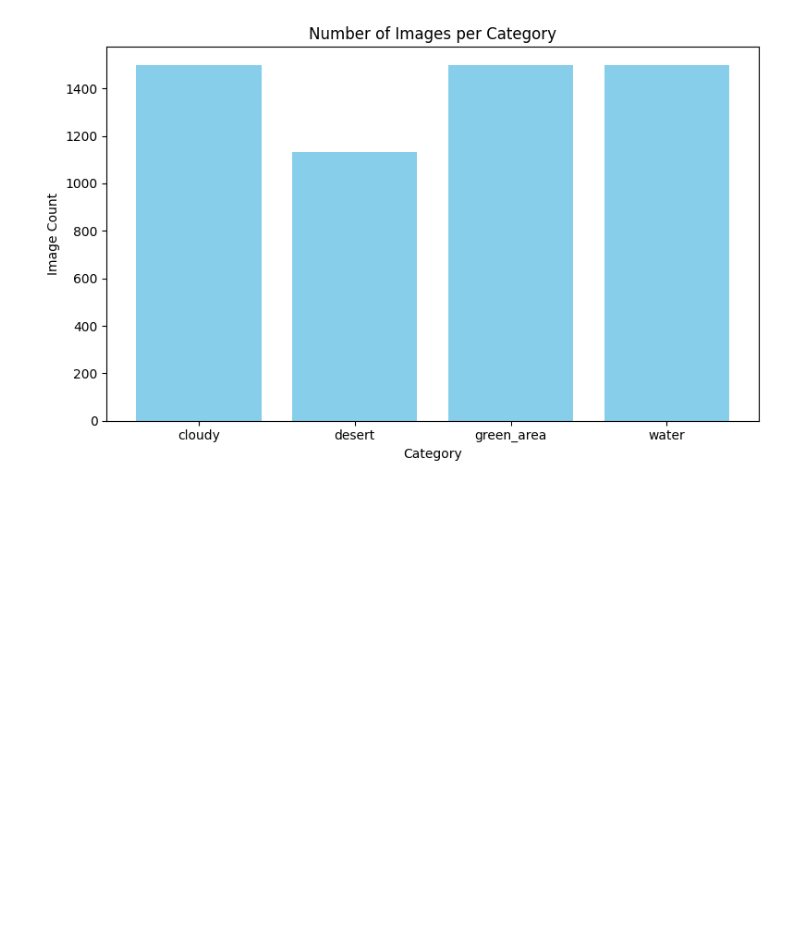
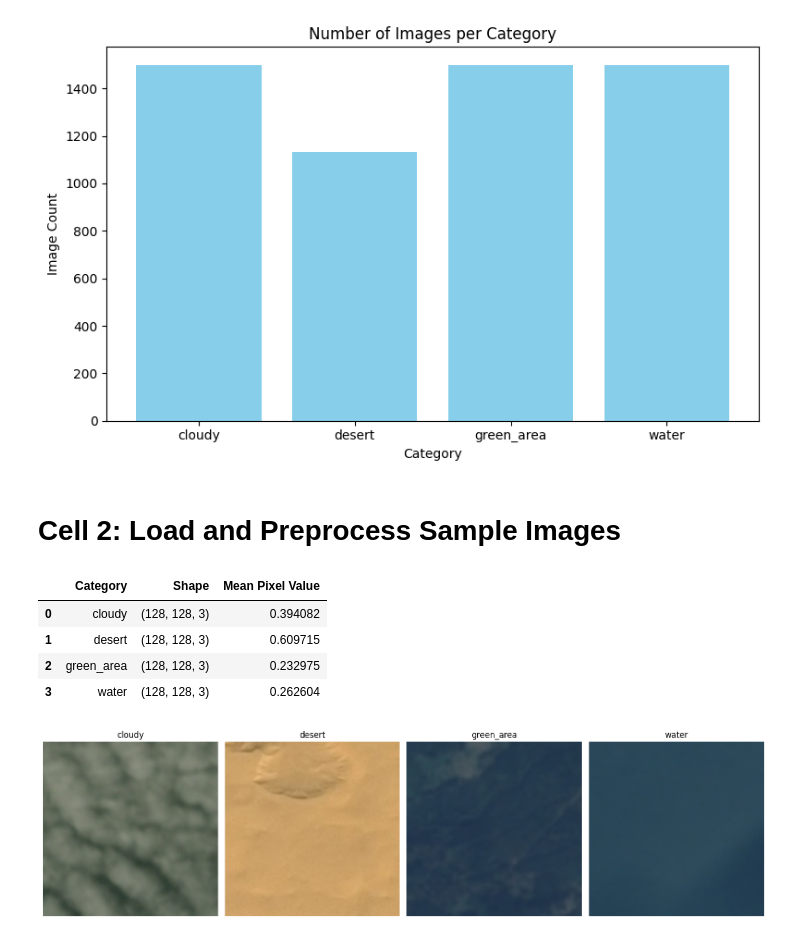
Before and after one commit to fjadidi2001/Cyber-Attack-Detection, a Jupyter notebook: satellite.ipynb, the cells around one changed output. Drawn from its saved outputs; the diff is of its cells as text; code cells hidden in the pictures; blank space fills up the shorter version.

Commit message:
added sample of dataset

```diff
--- a/satellite.ipynb
+++ b/satellite.ipynb
@@ -50,3 +50,43 @@ Path to dataset files: /root/.cache/kagglehub/datasets/mahmoudreda55/satellite-i
 | 2 | green_area | 1500 |
 | 3 | water | 1500 |
 [figure]
+# %% [markdown]
+# Cell 2: Load and Preprocess Sample Images
+# %%
+# Function to load and preprocess an image
+def load_image(category, index=0):
+    folder = os.path.join(data_dir, category)
+    img_path = os.path.join(folder, os.listdir(folder)[index])
+    img = cv2.imread(img_path)
+    img = cv2.cvtColor(img, cv2.COLOR_BGR2RGB)  # Convert BGR to RGB
+    img = cv2.resize(img, (128, 128))  # Resize for memory efficiency
+    img = img / 255.0  # Normalize to [0, 1]
+    return img
+
+# Load one sample image per category
+sample_images = {cat: load_image(cat) for cat in categories}
+
+# Output: Table of sample image properties
+image_data = {
+    'Category': categories,
+    'Shape': [sample_images[cat].shape for cat in categories],
+    'Mean Pixel Value': [np.mean(sample_images[cat]) for cat in categories]
+}
+image_df = pd.DataFrame(image_data)
+display(image_df)
+
+# Output: Display sample images
+fig, axes = plt.subplots(1, 4, figsize=(15, 4))
+for i, cat in enumerate(categories):
+    axes[i].imshow(sample_images[cat])
+    axes[i].set_title(cat)
+    axes[i].axis('off')
+plt.tight_layout()
+plt.show()
+# %% [output]
+|  | Category | Shape | Mean Pixel Value |
+| 0 | cloudy | (128, 128, 3) | 0.394082 |
+| 1 | desert | (128, 128, 3) | 0.609715 |
+| 2 | green_area | (128, 128, 3) | 0.232975 |
+| 3 | water | (128, 128, 3) | 0.262604 |
+[figure, added]
```
